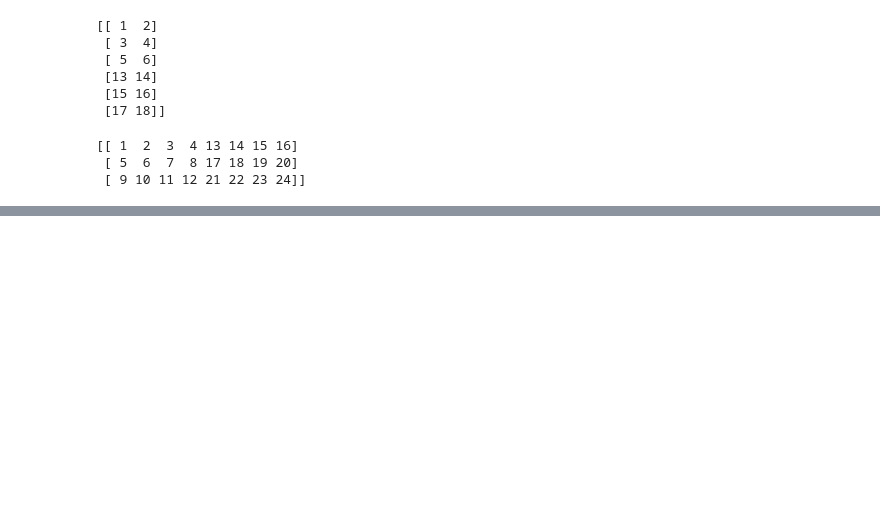
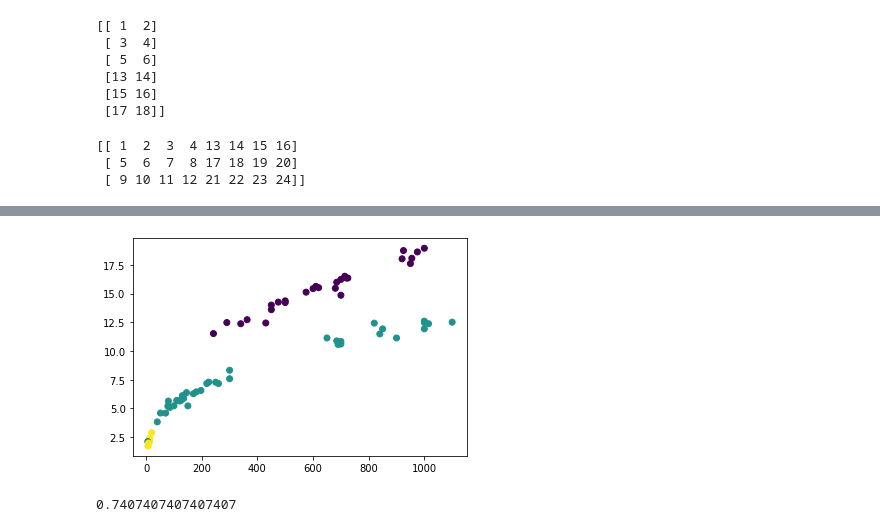
Before and after one commit to p-garden/dustmqdyd, a Jupyter notebook: 1week_test.ipynb, the cells around one changed output, grey strips where cells are left out. Cells and saved outputs as stored; diff of their text form; code cells hidden in the pictures; blank space fills up the shorter version.

```diff
--- a/1week_test.ipynb
+++ b/1week_test.ipynb
@@ -27,0 +180,7 @@ print(arr3)
+# %%
+import pandas as pd
+
+# csv 파일 경로는 여러분이 파일을 어디에 놓으냐에 따라 달라질 수 있습니다.
+data_path = '/Fish.csv'
+df = pd.read_csv(data_path)
+df
@@ -27,0 +201,5 @@ print(arr3)
+# %%
+fish_pick = df[ (df['Species'] == 'Bream' ) | (df['Species'] =='Perch') | (df['Species'] =='Smelt')] #이부분 채우기
+# 그리고 나중을 위해 Bream, Perch, Smelt를 각각 0, 1, 2로 바꿔줄게요.
+fish_pick = fish_pick.replace({'Bream': 0, 'Perch': 1, 'Smelt': 2})
+fish_pick
@@ -27,0 +220,17 @@ print(arr3)
+# %%
+'''
+target : list안에 fish_pick에 있는 Species 정보만 싹 가져와서 넣어주세요!
+feature : list안에 fish_pick에 있는 Weight, Length1, Height 정보를 하나의 쌍으로 하는 리스트를 넣어주세요!
+
+출력 예시
+target ->
+[0, 0, 1, ...]
+
+feature ->
+[[123, 12, 11], [234, 23, 34], ...]
+[123, 12, 11]이 하나의 생선에 대한 Weight, Length1, Height 정보입니다.
+'''
+
+##### 채워주세요!! #####
+target = np.array(fish_pick['Species'])
+feature = np.array(fish_pick[['Weight', 'Length1','Height']])
@@ -27,0 +258,3 @@ print(arr3)
+# %%
+from sklearn.model_selection import train_test_split
+train_input, test_input, train_target, test_target = train_test_split(feature,target )
@@ -27,0 +282,12 @@ print(arr3)
+# %%
+plt.scatter(train_input[:,0],train_input[:,2],c=train_target)
+plt.show()
+# %% [output]
+[figure, added]
+# %%
+from sklearn.neighbors import KNeighborsClassifier
+kn = KNeighborsClassifier()
+kn.fit(train_input,train_target)
+kn.score(test_input,test_target)
+# %% [output]
+0.7407407407407407
```
Also changed, not shown: parts of 22 cells of this notebook.
